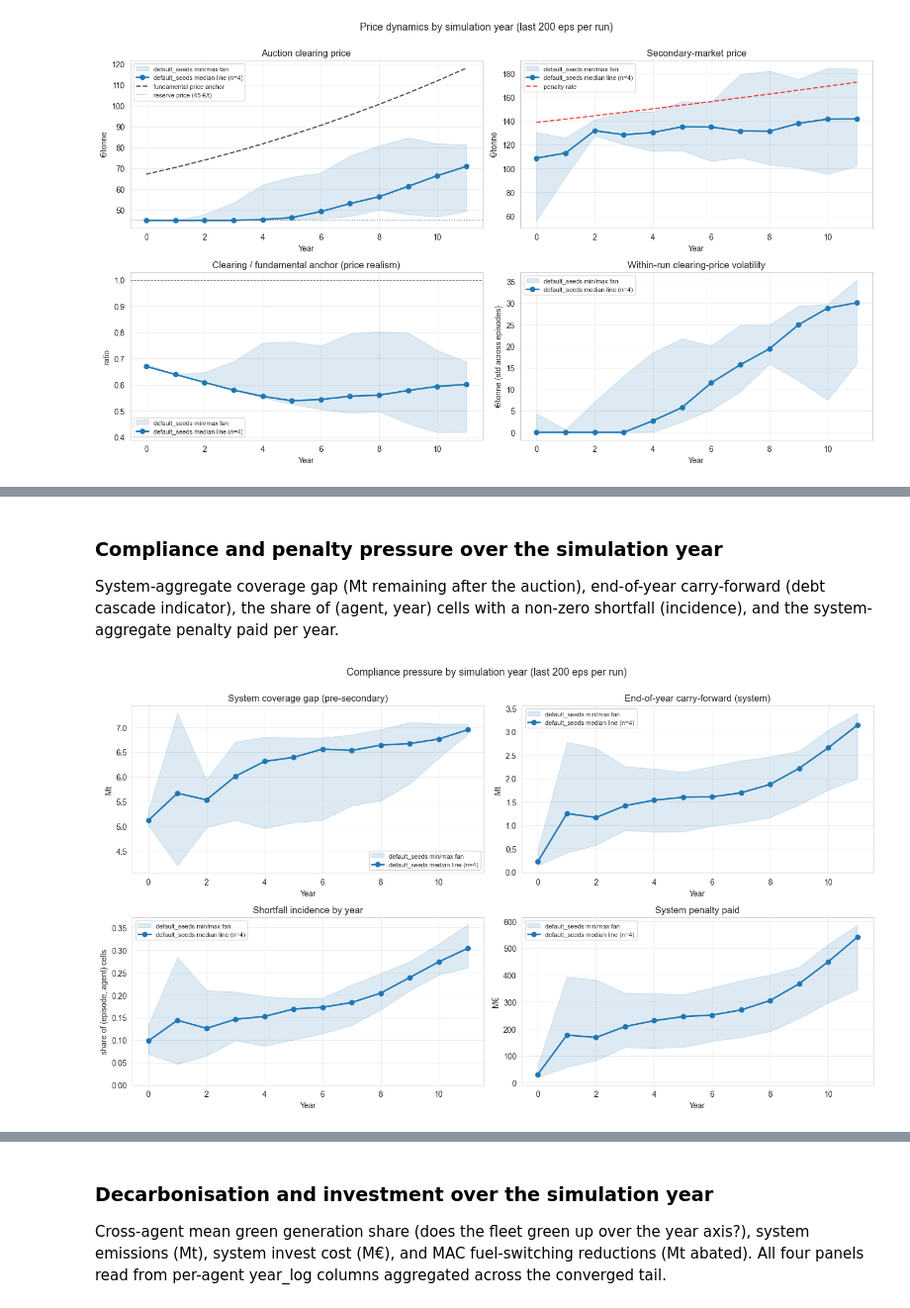
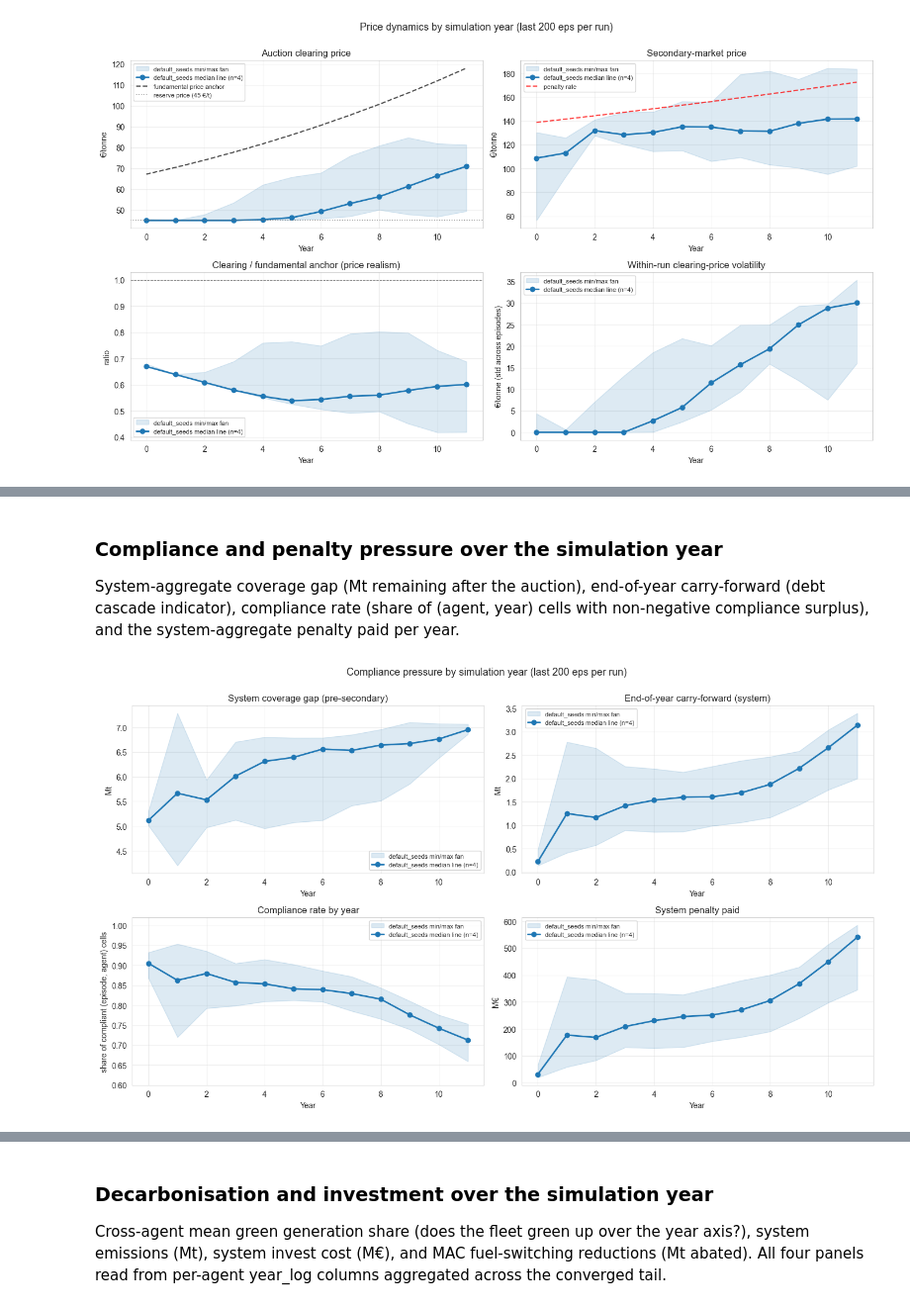
Before and after one commit to DJH961/Thesis-Energy-Auction, a Jupyter notebook: notebooks/ets_marl - Default RQ Analysis.ipynb, the cells around one changed output, grey strips where cells are left out. Shown at 99% size. Cells and saved outputs as stored; diff of their text form; code cells hidden in the pictures.

```diff
--- a/notebooks/ets_marl - Default RQ Analysis.ipynb
+++ b/notebooks/ets_marl - Default RQ Analysis.ipynb
@@ -2259,46 +2259,52 @@ Per-year detail (median line; shaded min/max fan; mean listed for comparison):
 ### Compliance and penalty pressure over the simulation year
 
 System-aggregate coverage gap (Mt remaining after the auction),
-end-of-year carry-forward (debt cascade indicator), the share of
-(agent, year) cells with a non-zero shortfall (incidence), and the
-system-aggregate penalty paid per year.
+end-of-year carry-forward (debt cascade indicator), compliance rate
+(share of (agent, year) cells with non-negative compliance surplus),
+and the system-aggregate penalty paid per year.
 # %%
 fig, axes = plt.subplots(2, 2, figsize=(14, 8))
 
 _overlay_yoy(
     axes[0, 0],
     _per_sweep_year_stack(lambda yr: _system_sum_by_year(yr, 'coverage_gap')),
     ylabel='Mt', title='System coverage gap (pre-secondary)')
 
 _overlay_yoy(
     axes[0, 1],
     _per_sweep_year_stack(lambda yr: _system_sum_by_year(yr, 'carry_forward_end')),
     ylabel='Mt', title='End-of-year carry-forward (system)')
 
-def _shortfall_incidence(yr):
-    cols = _agent_cols_in(yr, 'shortfall')
-    if not cols:
+def _compliance_rate_by_year(yr):
+    sf_cols = _agent_cols_in(yr, 'shortfall')
+    if sf_cols:
+        long = yr.melt(id_vars=['year'], value_vars=sf_cols, value_name='shortfall')
+        long['compliant'] = (long['shortfall'] <= 1e-6).astype(float)
+        return long.groupby('year')['compliant'].mean()
+
+    surplus_cols = _agent_cols_in(yr, 'compliance_surplus')
+    if not surplus_cols:
         return None
-    long = yr.melt(id_vars=['year'], value_vars=cols, value_name='sf')
-    long['flag'] = (long['sf'].fillna(0) > 0).astype(float)
-    return long.groupby('year')['flag'].mean()  # share of (ep, agent) cells
+    long = yr.melt(id_vars=['year'], value_vars=surplus_cols, value_name='surplus')
+    long['compliant'] = (long['surplus'].fillna(0) >= -1e-6).astype(float)
+    return long.groupby('year')['compliant'].mean()
 
 _overlay_yoy(
     axes[1, 0],
-    _per_sweep_year_stack(_shortfall_incidence),
-    ylabel='share of (episode, agent) cells',
-    title='Shortfall incidence by year')
-axes[1, 0].set_ylim(bottom=0)
+    _per_sweep_year_stack(_compliance_rate_by_year),
+    ylabel='share of compliant (episode, agent) cells',
+    title='Compliance rate by year')
+axes[1, 0].set_ylim(0.6, 1.02)
 
 _overlay_yoy(
     axes[1, 1],
     _per_sweep_year_stack(lambda yr: _system_sum_by_year(yr, 'penalty')),
     ylabel='M€', title='System penalty paid')
 
 plt.suptitle(f'Compliance pressure by simulation year (last {YOY_TAIL_EPISODES} eps per run)',
              fontsize=13, y=1.00)
 plt.tight_layout(); plt.show()
 # %% [output]
-[figure, old version]
+[figure, new version]
 # %%
 # Companion data tables for the compliance / penalty-pressure figure.
```
Also changed, not shown: parts of 2 cells of this notebook, 4 other files.
